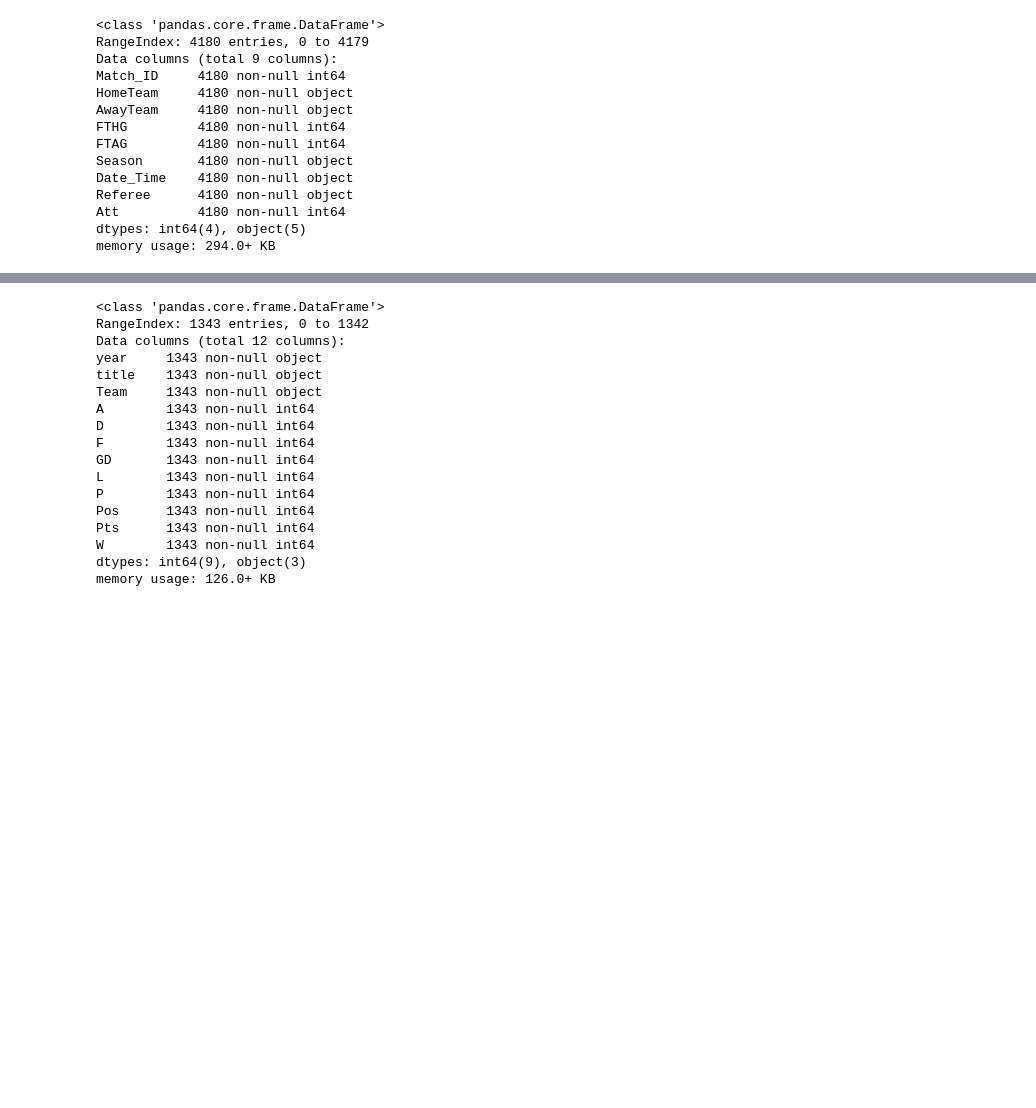
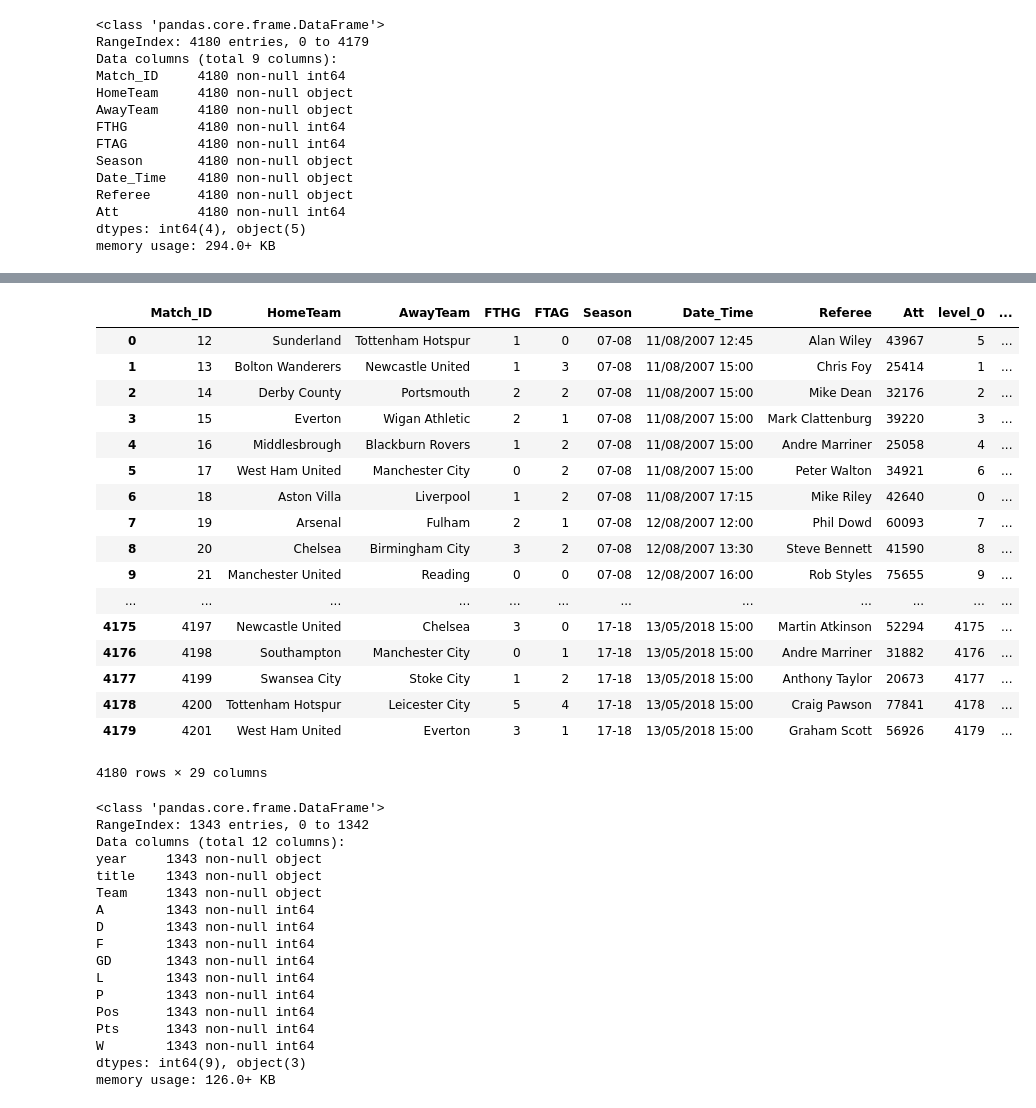
Before and after one commit to myfriendscallmeJ/a4, a Jupyter notebook: Project 4.ipynb, the cells around one changed output, grey strips where cells are left out. Cells and saved outputs as stored; diff of their text form; code cells hidden in the pictures; blank space fills up the shorter version.

```diff
--- a/Project 4.ipynb
+++ b/Project 4.ipynb
@@ -307,0 +343,3 @@ memory usage: 881.5+ KB
+# %%
+#merge again.
+PremierLeague = pd.merge(DatasetOne, DatasetTwo)
@@ -308,3 +381,34 @@ memory usage: 881.5+ KB
+# %%
+ClubCities ={'Sunderland':'Sunderland', 'Bolton Wanderers':'Bolton', 'Derby County':'Derby', 'Everton':'Liverpool', 'Middlesbrough':'Middlesbrough',
+             'West Ham United':'London', 'Aston Villa':'Birmingham', 'Arsenal':'London', 'Chelsea':'London', 'Manchester United':'Trafford',
+             'Tottenham Hotspur':'London', 'Birmingham City':'Birmingham', 'Fulham':'London', 'Manchester City':'Manchester', 'Portsmouth':'Portsmouth',
+             'Reading':'Reading', 'Wigan Athletic': 'Wigan', 'Newcastle United':'Newcastle upon Tyne', 'Blackburn Rovers':'Blackburn', 'Liverpool':'Liverpool',
+             'Hull City':'Hull', 'Stoke':'Stoke-on-Trent', 'West Bromwich Albion':'West Bromwich', 'Wolverhampton Wanderers':'Wolverhampton',
+             'Burnley':'Burnley', 'Blackpool':'Blackpool', 'Queens Park Rangers':'London', 'Swansea City':'Swansea', 'Norwich City':'Norwich',
+             'Southampton':'Southampton', 'Crystal Palace':'London', 'Cardiff City':'Cardiff', 'Leicester City':'Leicester', 'Bournemouth':'Bournemouth',
+             'Watford':'Watford', 'Brighton & Hove Albion':'Falmer', 'Huddersfield Town':'Huddersfield'}
+# %%
+PremierLeague['City']=PremierLeague['HomeTeam'].map(ClubCities)
+PremierLeague
+# %% [output]
+|  | Match_ID | HomeTeam | AwayTeam | FTHG | FTAG | Season | Date_Time | Referee | Att | level_0 | ... |
+| 0 | 12 | Sunderland | Tottenham Hotspur | 1 | 0 | 07-08 | 11/08/2007 12:45 | Alan Wiley | 43967 | 5 | ... |
+| 1 | 13 | Bolton Wanderers | Newcastle United | 1 | 3 | 07-08 | 11/08/2007 15:00 | Chris Foy | 25414 | 1 | ... |
+| 2 | 14 | Derby County | Portsmouth | 2 | 2 | 07-08 | 11/08/2007 15:00 | Mike Dean | 32176 | 2 | ... |
+| 3 | 15 | Everton | Wigan Athletic | 2 | 1 | 07-08 | 11/08/2007 15:00 | Mark Clattenburg | 39220 | 3 | ... |
+| 4 | 16 | Middlesbrough | Blackburn Rovers | 1 | 2 | 07-08 | 11/08/2007 15:00 | Andre Marriner | 25058 | 4 | ... |
+| 5 | 17 | West Ham United | Manchester City | 0 | 2 | 07-08 | 11/08/2007 15:00 | Peter Walton | 34921 | 6 | ... |
+| 6 | 18 | Aston Villa | Liverpool | 1 | 2 | 07-08 | 11/08/2007 17:15 | Mike Riley | 42640 | 0 | ... |
+| 7 | 19 | Arsenal | Fulham | 2 | 1 | 07-08 | 12/08/2007 12:00 | Phil Dowd | 60093 | 7 | ... |
+| 8 | 20 | Chelsea | Birmingham City | 3 | 2 | 07-08 | 12/08/2007 13:30 | Steve Bennett | 41590 | 8 | ... |
+| 9 | 21 | Manchester United | Reading | 0 | 0 | 07-08 | 12/08/2007 16:00 | Rob Styles | 75655 | 9 | ... |
+| ... | ... | ... | ... | ... | ... | ... | ... | ... | ... | ... | ... |
+| 4175 | 4197 | Newcastle United | Chelsea | 3 | 0 | 17-18 | 13/05/2018 15:00 | Martin Atkinson | 52294 | 4175 | ... |
+| 4176 | 4198 | Southampton | Manchester City | 0 | 1 | 17-18 | 13/05/2018 15:00 | Andre Marriner | 31882 | 4176 | ... |
+| 4177 | 4199 | Swansea City | Stoke City | 1 | 2 | 17-18 | 13/05/2018 15:00 | Anthony Taylor | 20673 | 4177 | ... |
+| 4178 | 4200 | Tottenham Hotspur | Leicester City | 5 | 4 | 17-18 | 13/05/2018 15:00 | Craig Pawson | 77841 | 4178 | ... |
+| 4179 | 4201 | West Ham United | Everton | 3 | 1 | 17-18 | 13/05/2018 15:00 | Graham Scott | 56926 | 4179 | ... |
+4180 rows × 29 columns
 # %%
 # datasets with tables for previous seasons
 tables = pd.read_csv("../Assignment4/tables.csv")
```
Also changed, not shown: parts of 10 cells of this notebook.
